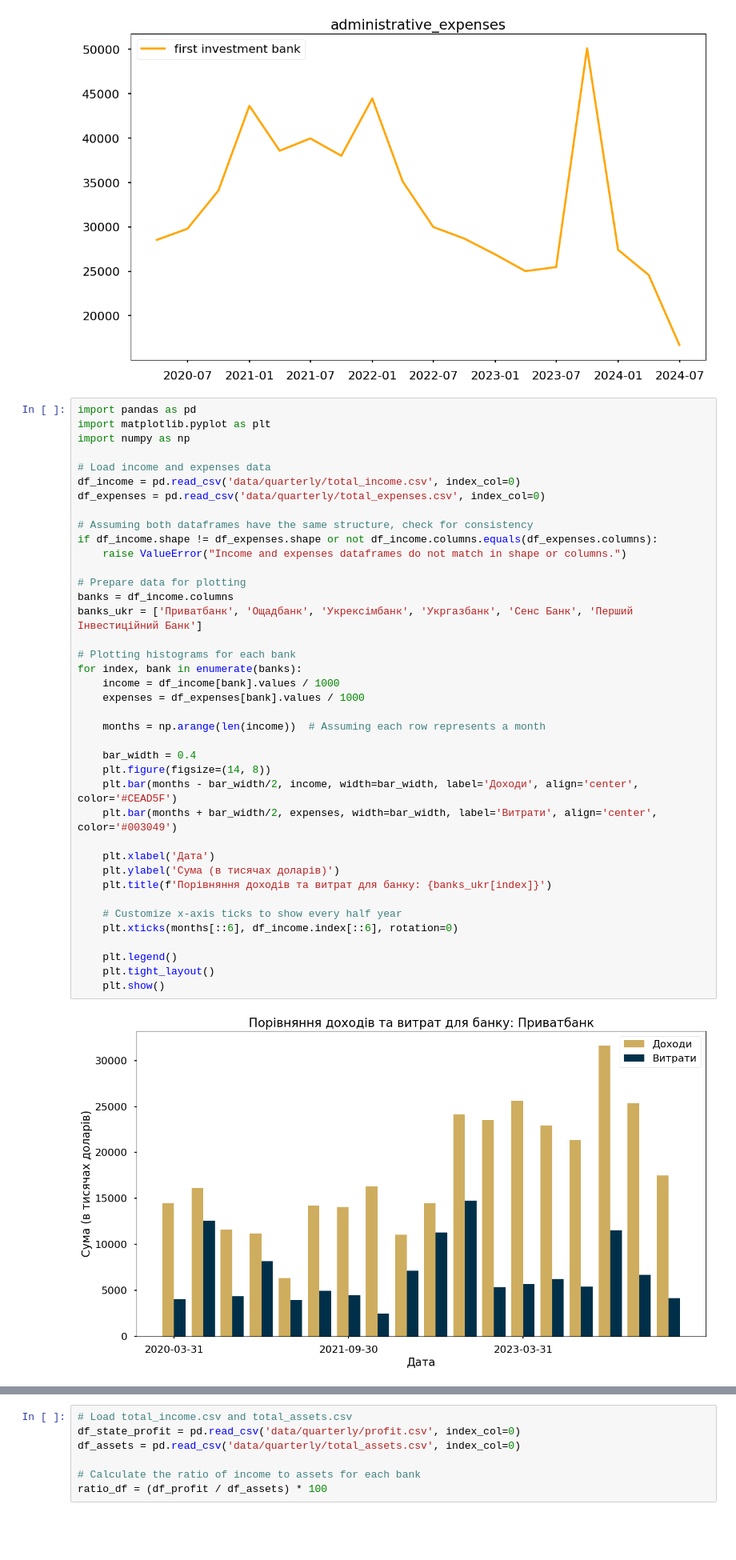
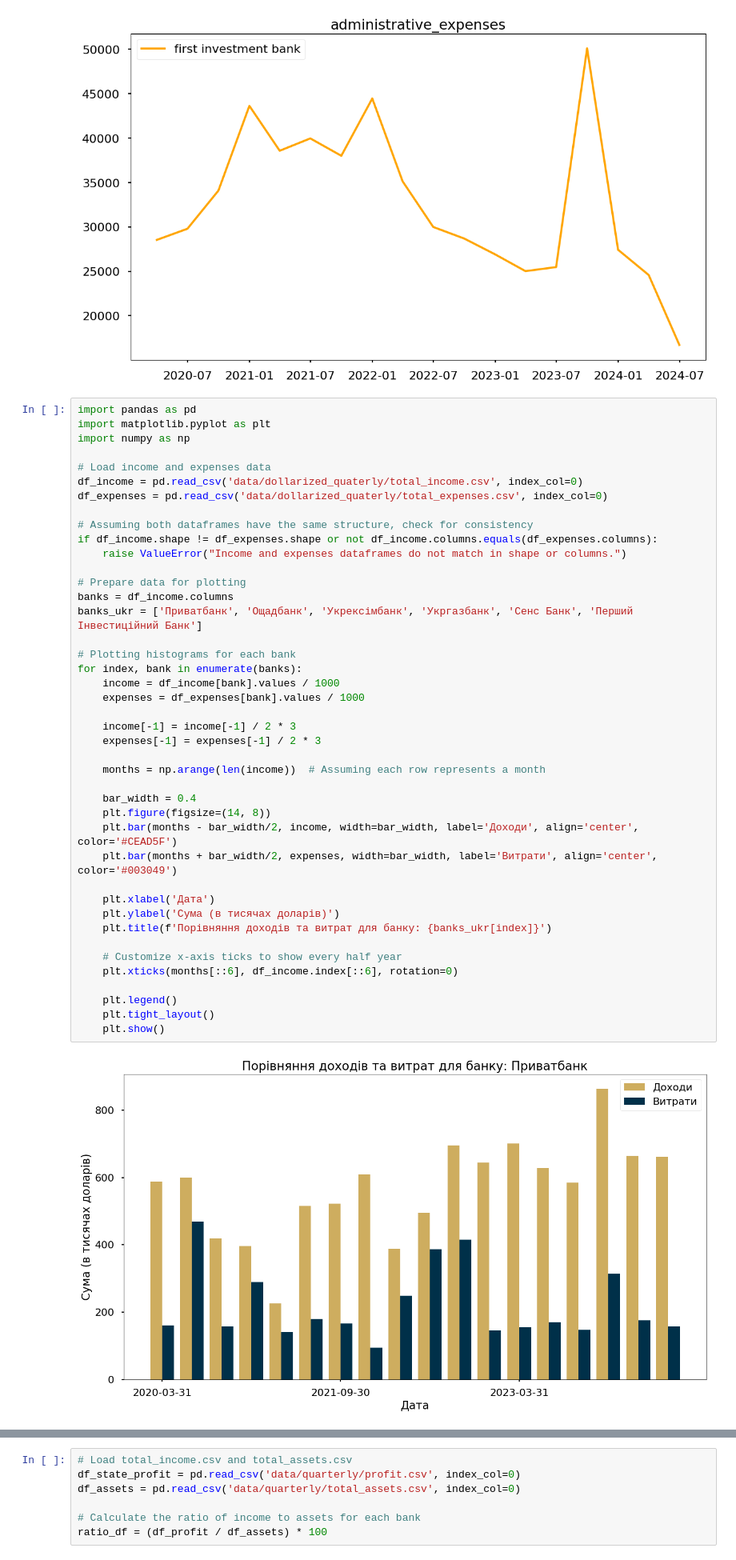
Before and after one commit to Lkupybida/ClothesIndustryAnalysys, a Jupyter notebook: banks.ipynb, the cells around one changed output, grey strips where cells are left out. Shown at 80% size. Saved outputs shown, nothing was run; the diff lists cells and outputs as text; blank space fills up the shorter version.

Commit message:
income expenses new

```diff
--- a/banks.ipynb
+++ b/banks.ipynb
@@ -171,38 +171,41 @@ import matplotlib.pyplot as plt
 import numpy as np
 
 # Load income and expenses data
-df_income = pd.read_csv('data/quarterly/total_income.csv', index_col=0)
-df_expenses = pd.read_csv('data/quarterly/total_expenses.csv', index_col=0)
+df_income = pd.read_csv('data/dollarized_quaterly/total_income.csv', index_col=0)
+df_expenses = pd.read_csv('data/dollarized_quaterly/total_expenses.csv', index_col=0)
 
 # Assuming both dataframes have the same structure, check for consistency
 if df_income.shape != df_expenses.shape or not df_income.columns.equals(df_expenses.columns):
     raise ValueError("Income and expenses dataframes do not match in shape or columns.")
 
 # Prepare data for plotting
 banks = df_income.columns
 banks_ukr = ['Приватбанк', 'Ощадбанк', 'Укрексімбанк', 'Укргазбанк', 'Сенс Банк', 'Перший Інвестиційний Банк']
 
 # Plotting histograms for each bank
 for index, bank in enumerate(banks):
     income = df_income[bank].values / 1000
     expenses = df_expenses[bank].values / 1000
+
+    income[-1] = income[-1] / 2 * 3
+    expenses[-1] = expenses[-1] / 2 * 3
 
     months = np.arange(len(income))  # Assuming each row represents a month
 
     bar_width = 0.4
     plt.figure(figsize=(14, 8))
     plt.bar(months - bar_width/2, income, width=bar_width, label='Доходи', align='center', color='#CEAD5F')
     plt.bar(months + bar_width/2, expenses, width=bar_width, label='Витрати', align='center', color='#003049')
 
     plt.xlabel('Дата')
     plt.ylabel('Сума (в тисячах доларів)')
     plt.title(f'Порівняння доходів та витрат для банку: {banks_ukr[index]}')
 
     # Customize x-axis ticks to show every half year
     plt.xticks(months[::6], df_income.index[::6], rotation=0)
 
     plt.legend()
     plt.tight_layout()
     plt.show()
 # %% [output]
-[figure, old version]
+[figure, new version]
```
Also changed, not shown: parts of 2 cells of this notebook, 6 other files.
